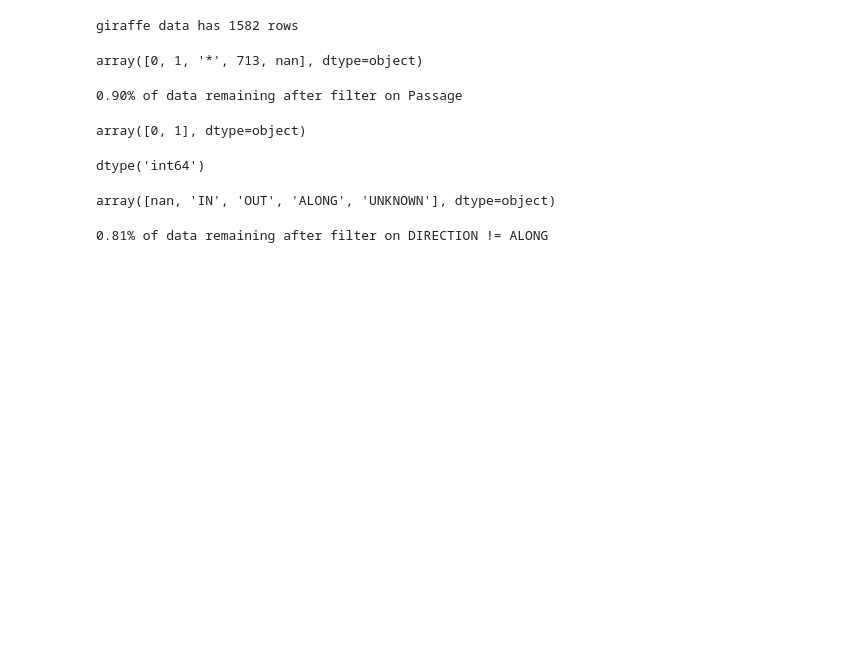
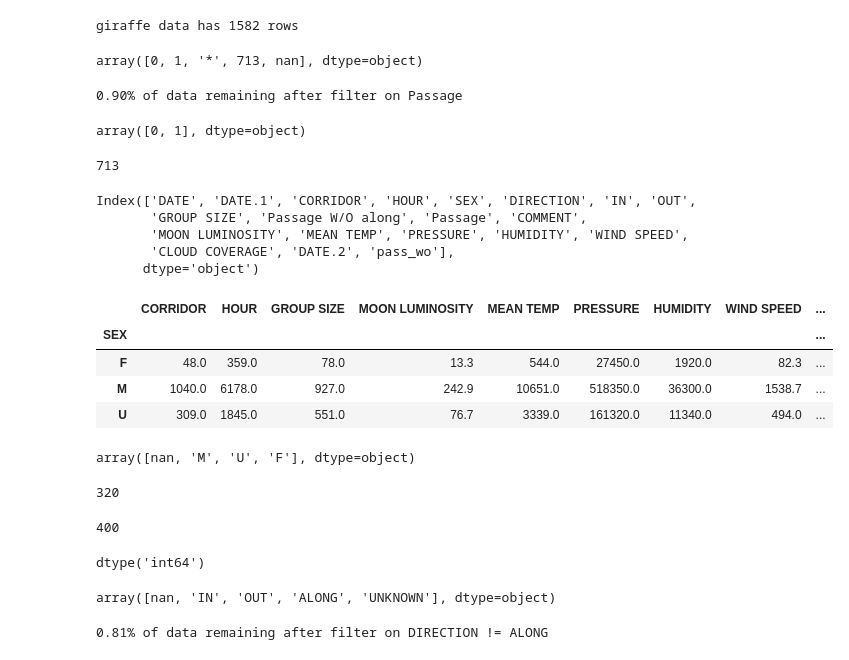
Before and after one commit to maxlund/johannas, a Jupyter notebook: johannas.ipynb, the cells around one changed output. Saved outputs shown, nothing was run; the diff lists cells and outputs as text; code cells hidden in the pictures; blank space fills up the shorter version.

```diff
--- a/johannas.ipynb
+++ b/johannas.ipynb
@@ -35,5 +35,9 @@ print('{:.2f}% of data remaining after filter on Passage'
 gi.Passage.unique()
 # %% [output]
 array([0, 1], dtype=object)
+# %%
+gi_c['Passage'].sum()
+# %% [output]
+713
 # %%
 gi_c = gi.copy()
@@ -40,3 +46,31 @@ gi_c = gi.copy()
+# %%
+gi_c.columns
+# %% [output]
+Index(['DATE', 'DATE.1', 'CORRIDOR', 'HOUR', 'SEX', 'DIRECTION', 'IN', 'OUT',
+       'GROUP SIZE', 'Passage W/O along', 'Passage', 'COMMENT',
+       'MOON LUMINOSITY', 'MEAN TEMP', 'PRESSURE', 'HUMIDITY', 'WIND SPEED',
+       'CLOUD COVERAGE', 'DATE.2', 'pass_wo'],
+      dtype='object')
+# %%
+gi_c.groupby('SEX').sum()
+# %% [output]
+|  | CORRIDOR | HOUR | GROUP SIZE | MOON LUMINOSITY | MEAN TEMP | PRESSURE | HUMIDITY | WIND SPEED | ... |
+| SEX |  |  |  |  |  |  |  |  | ... |
+| F | 48.0 | 359.0 | 78.0 | 13.3 | 544.0 | 27450.0 | 1920.0 | 82.3 | ... |
+| M | 1040.0 | 6178.0 | 927.0 | 242.9 | 10651.0 | 518350.0 | 36300.0 | 1538.7 | ... |
+| U | 309.0 | 1845.0 | 551.0 | 76.7 | 3339.0 | 161320.0 | 11340.0 | 494.0 | ... |
+# %%
+gi_c.SEX.unique()
+# %% [output]
+array([nan, 'M', 'U', 'F'], dtype=object)
+# %%
+gi_c[(gi_c['GROUP SIZE'] == 1) & (gi_c['SEX'] == 'M')]['Passage W/O along'].sum()
+# %% [output]
+320
+# %%
+gi_c[(gi_c['GROUP SIZE'] == 1)]['Passage W/O along'].sum()
+# %% [output]
+400
 # %%
 # convert to numeric
 gi['Passage'] = gi['Passage'].astype(int)
```
Also changed, not shown: parts of 8 cells of this notebook, 1 other file.
